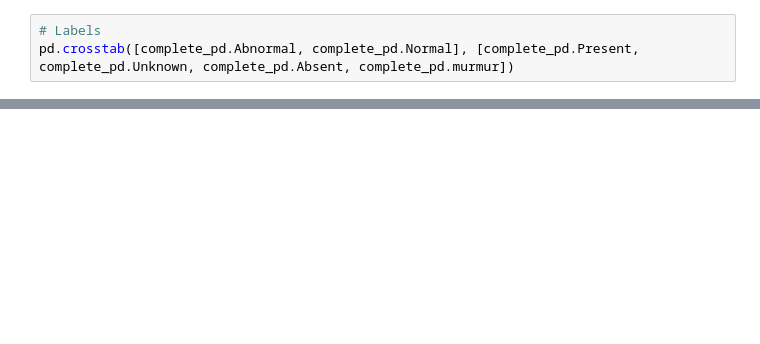
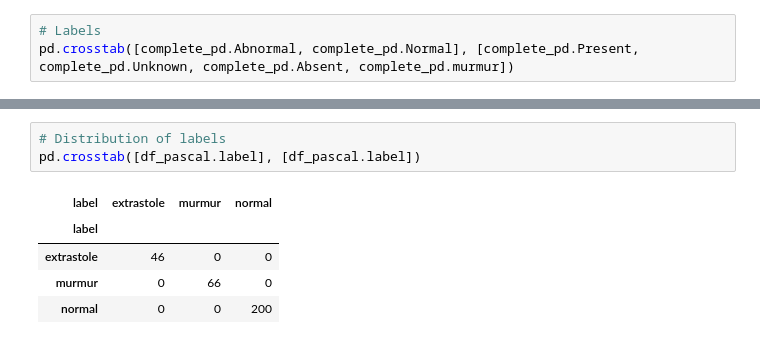
Before and after one commit to Benjamin-Walker/heart-murmur-detection, a Jupyter notebook: data_analysis.ipynb, the cells around one changed output, grey strips where cells are left out. Cells and saved outputs as stored; diff of their text form; blank space fills up the shorter version.

```diff
--- a/data_analysis.ipynb
+++ b/data_analysis.ipynb
@@ -291,0 +318,9 @@ sns.histplot(complete_pd.loc[complete_pd.murmur==1], x="num_recordings", ax=ax[3
+# %%
+# Distribution of labels
+pd.crosstab([df_pascal.label], [df_pascal.label])
+# %% [output]
+| label | extrastole | murmur | normal |
+| label |  |  |  |
+| extrastole | 46 | 0 | 0 |
+| murmur | 0 | 66 | 0 |
+| normal | 0 | 0 | 200 |
```
Also changed, not shown: parts of 40 cells of this notebook, 12 other files.
